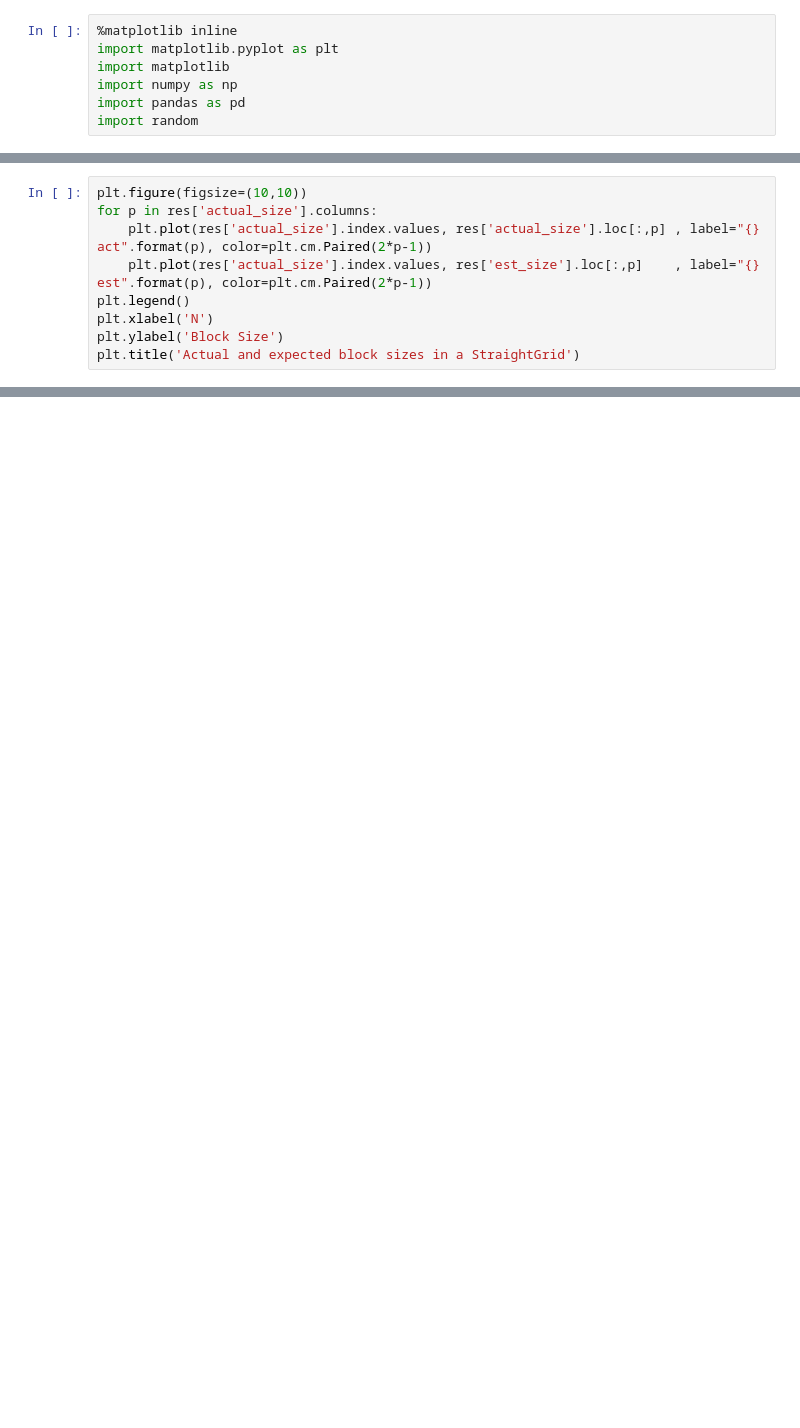
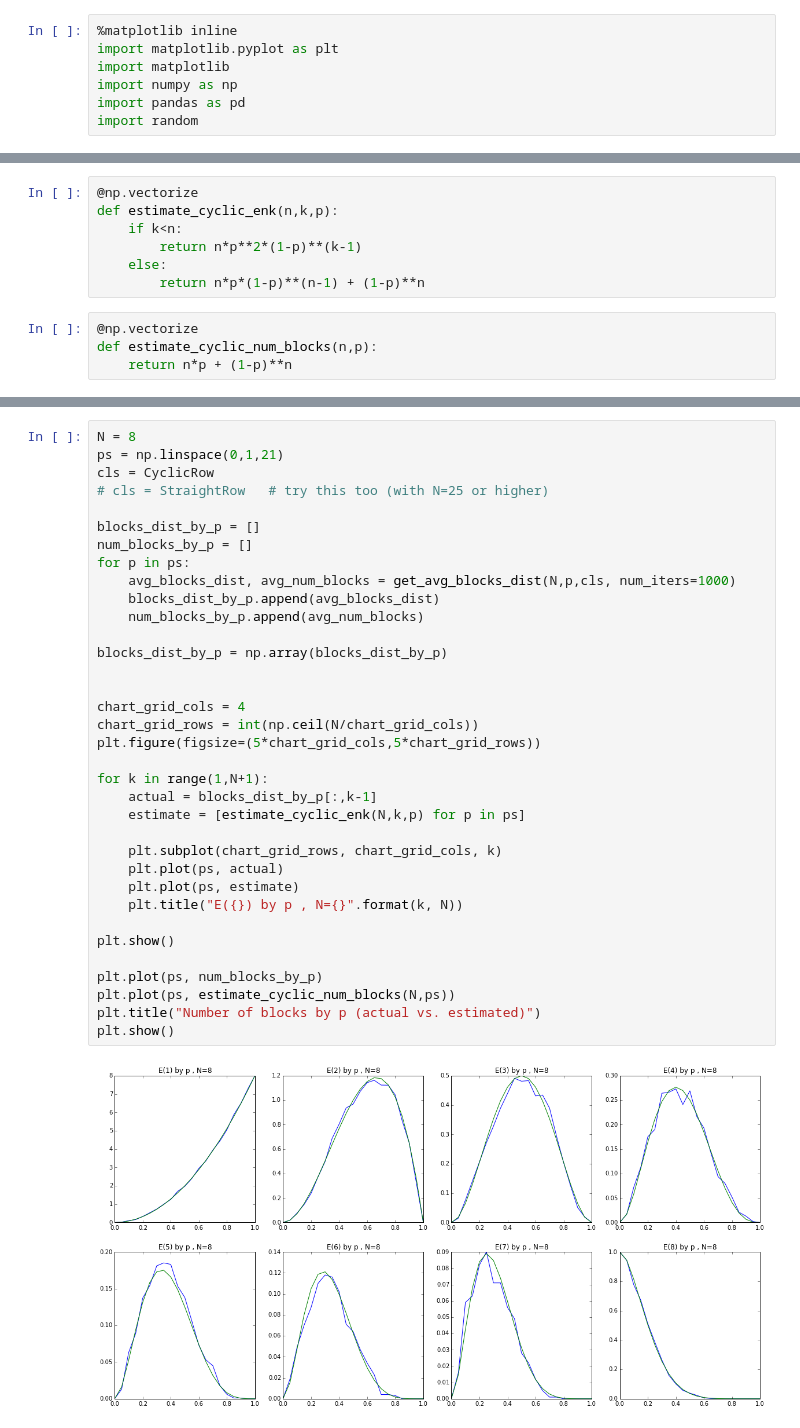
Before and after one commit to zachmoshe/zachmoshe.com-random-polygons, a Jupyter notebook: Random Polygons Part 1.ipynb, the cells around one changed output, grey strips where cells are left out. Cells and saved outputs as stored; diff of their text form; blank space fills up the shorter version.

```diff
--- a/Random Polygons Part 1.ipynb
+++ b/Random Polygons Part 1.ipynb
@@ -675,9 +11,0 @@ print(res['est_size'])
-# %%
-plt.figure(figsize=(10,10))
-for p in res['actual_size'].columns:
-    plt.plot(res['actual_size'].index.values, res['actual_size'].loc[:,p] , label="{} act".format(p), color=plt.cm.Paired(2*p-1))
-    plt.plot(res['actual_size'].index.values, res['est_size'].loc[:,p]    , label="{} est".format(p), color=plt.cm.Paired(2*p-1))
-plt.legend()
-plt.xlabel('N')
-plt.ylabel('Block Size')
-plt.title('Actual and expected block sizes in a StraightGrid')
@@ -716,0 +147,11 @@ Name: 100, dtype: float64
+# %%
+@np.vectorize
+def estimate_cyclic_enk(n,k,p):
+    if k<n:
+        return n*p**2*(1-p)**(k-1)
+    else:
+        return n*p*(1-p)**(n-1) + (1-p)**n
+# %%
+@np.vectorize
+def estimate_cyclic_num_blocks(n,p):
+    return n*p + (1-p)**n
@@ -716,0 +162,37 @@ Name: 100, dtype: float64
+# %%
+N = 8
+ps = np.linspace(0,1,21)
+cls = CyclicRow
+# cls = StraightRow   # try this too (with N=25 or higher)
+
+blocks_dist_by_p = []
+num_blocks_by_p = []
+for p in ps:
+    avg_blocks_dist, avg_num_blocks = get_avg_blocks_dist(N,p,cls, num_iters=1000)
+    blocks_dist_by_p.append(avg_blocks_dist)
+    num_blocks_by_p.append(avg_num_blocks)
+
+blocks_dist_by_p = np.array(blocks_dist_by_p)
+
+
+chart_grid_cols = 4
+chart_grid_rows = int(np.ceil(N/chart_grid_cols))
+plt.figure(figsize=(5*chart_grid_cols,5*chart_grid_rows))
+
+for k in range(1,N+1):
+    actual = blocks_dist_by_p[:,k-1]
+    estimate = [estimate_cyclic_enk(N,k,p) for p in ps]
+
+    plt.subplot(chart_grid_rows, chart_grid_cols, k)
+    plt.plot(ps, actual)
+    plt.plot(ps, estimate)
+    plt.title("E({}) by p , N={}".format(k, N))
+
+plt.show()
+
+plt.plot(ps, num_blocks_by_p)
+plt.plot(ps, estimate_cyclic_num_blocks(N,ps))
+plt.title("Number of blocks by p (actual vs. estimated)")
+plt.show()
+# %% [output]
+[figure, added]
```
Also changed, not shown: parts of 63 cells of this notebook.
